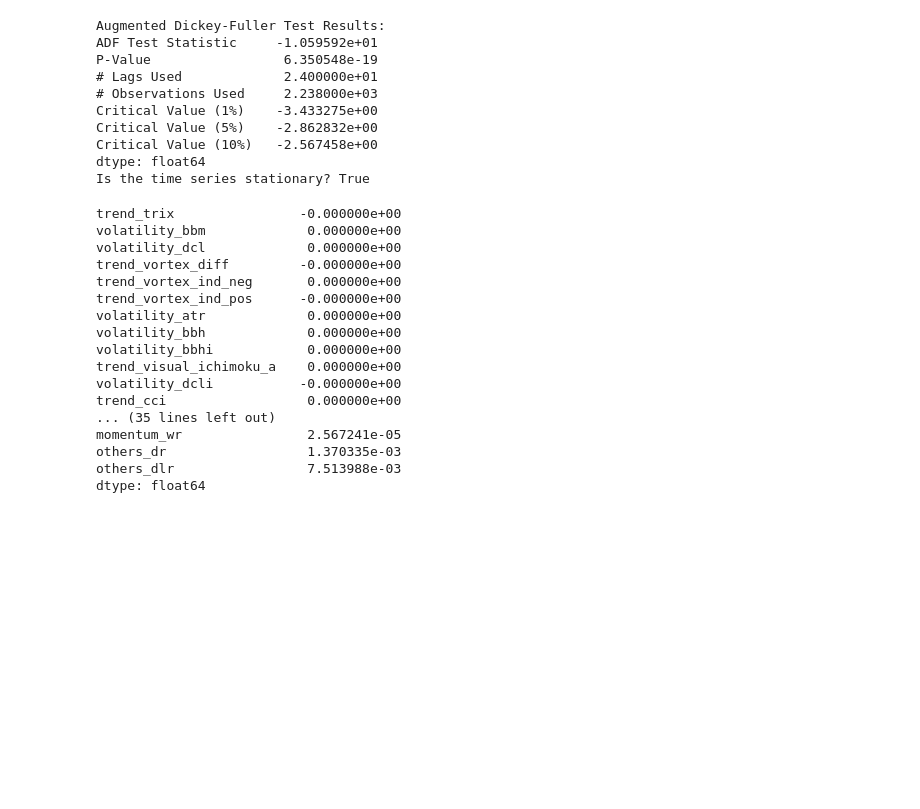
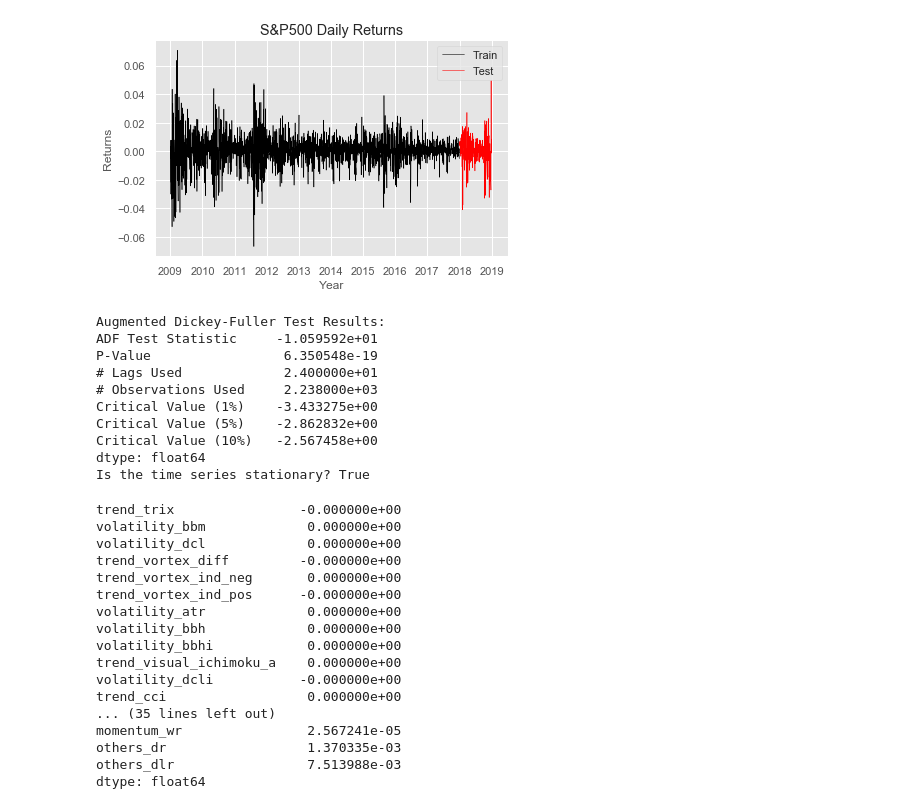
Before and after one commit to Joeltzy/StochasticRNN, a Jupyter notebook: SRNN.ipynb, the cells around one changed output. Saved outputs shown, nothing was run; the diff lists cells and outputs as text; code cells hidden in the pictures; blank space fills up the shorter version.

```diff
--- a/SRNN.ipynb
+++ b/SRNN.ipynb
@@ -73,14 +73,17 @@ train_data['Date'] = pd.to_datetime(train_data['Date'])
 test_data['Date'] = pd.to_datetime(test_data['Date'])
 # %%
 """Plot of Train and Test Daily returns"""
+plt.style.use('ggplot')
 plt.title('S&P500 Daily Returns')
 plt.xlabel('Year')
 plt.ylabel('Returns')
-plt.plot(train_data['Date'], train_data['returns'], color="black", label='Train')
-plt.plot(test_data['Date'], test_data['returns'], color="darkred", label='Test')
+plt.plot(train_data['Date'], train_data['returns'], color="black", label='Train', linewidth=0.55)
+plt.plot(test_data['Date'], test_data['returns'], color="red", label='Test', linewidth=0.55)
 plt.legend()
 plt.tight_layout()
 plt.savefig('images/daily_returns.png')
+# %% [output]
+[figure, added]
 # %%
 """ADF test for stationality"""
 from statsmodels.tsa.stattools import adfuller
```
Also changed, not shown: parts of 13 cells of this notebook, 5 other files.
